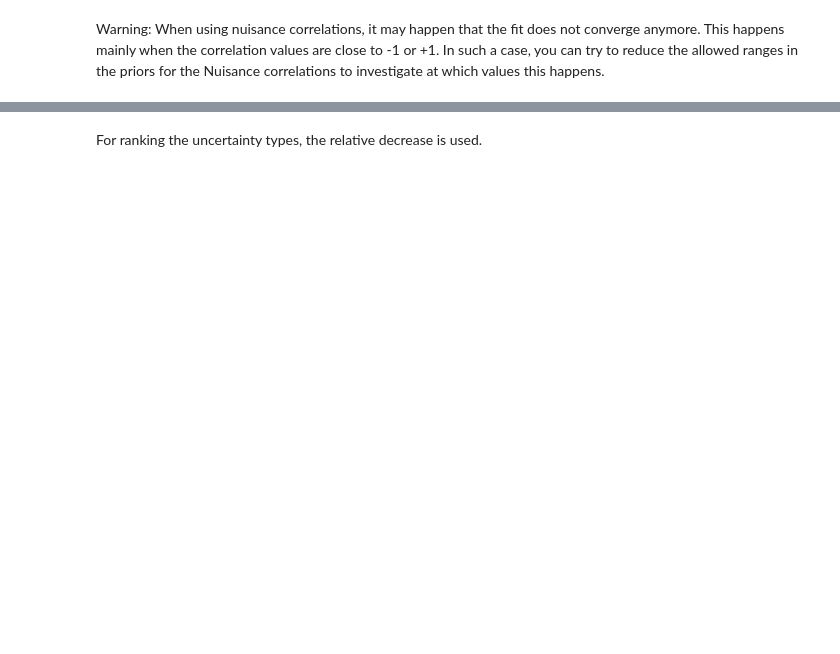
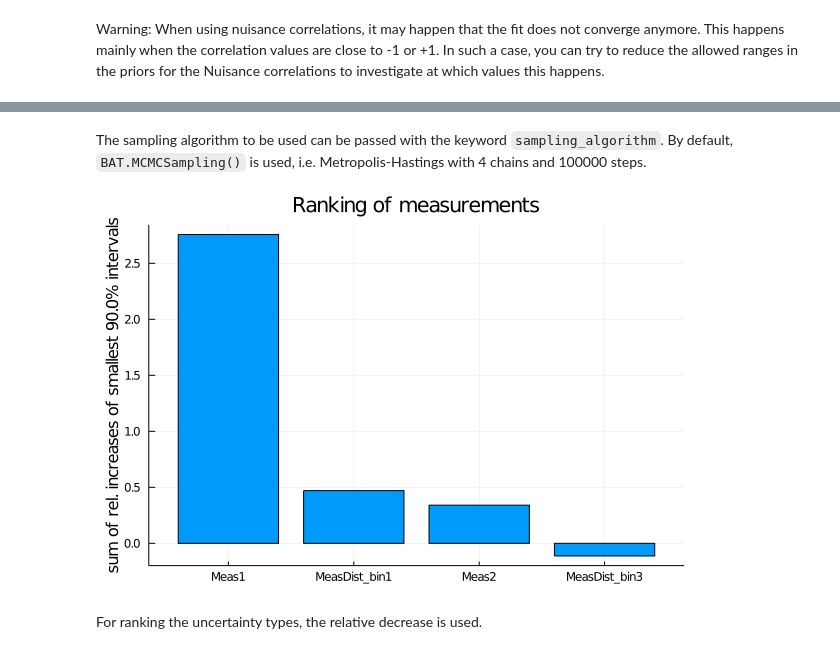
Before and after one commit to tudo-physik-e4/EFTfitter.jl, a Jupyter notebook: examples/notebooks/AdvancedTutorial.ipynb, the cells around one changed output, grey strips where cells are left out. Drawn from its saved outputs; the diff is of its cells as text; code cells hidden in the pictures; blank space fills up the shorter version.

Commit message:
improve ranking tutorials

```diff
--- a/examples/notebooks/AdvancedTutorial.ipynb
+++ b/examples/notebooks/AdvancedTutorial.ipynb
@@ -252,3 +255,10 @@ EFTfitter.MeasurementRanks([:Meas1, :MeasDist_bin1, :Meas2, :MeasDist_bin3], [2.
+# %% [markdown]
+The sampling algorithm to be used can be passed with the keyword `sampling_algorithm`.
+By default, `BAT.MCMCSampling()` is used, i.e. Metropolis-Hastings with 4 chains and 100000 steps.
+# %%
+plot(measurement_ranking, title = "Ranking of measurements")
+# %% [output]
+[figure, added]
 # %% [markdown]
 For ranking the uncertainty types, the relative decrease is used.
 # %%
```
Also changed, not shown: parts of 11 cells of this notebook, 16 other files.
